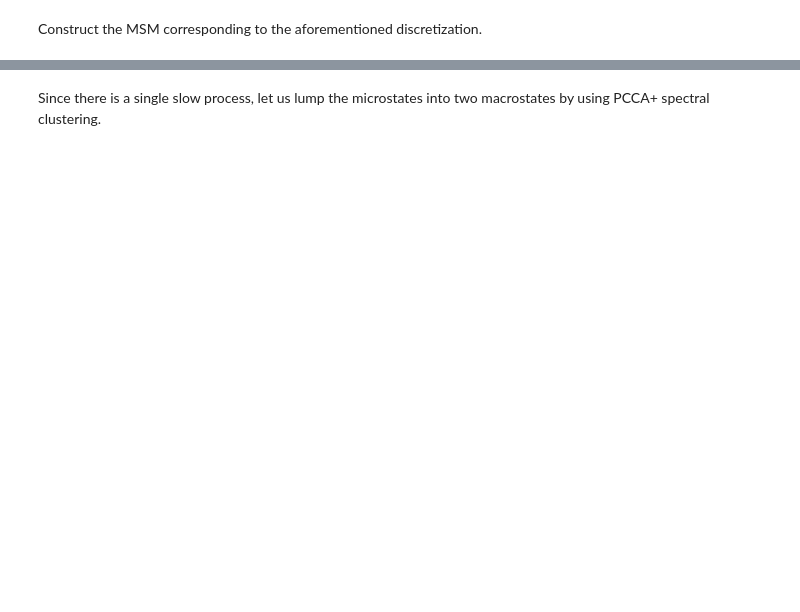
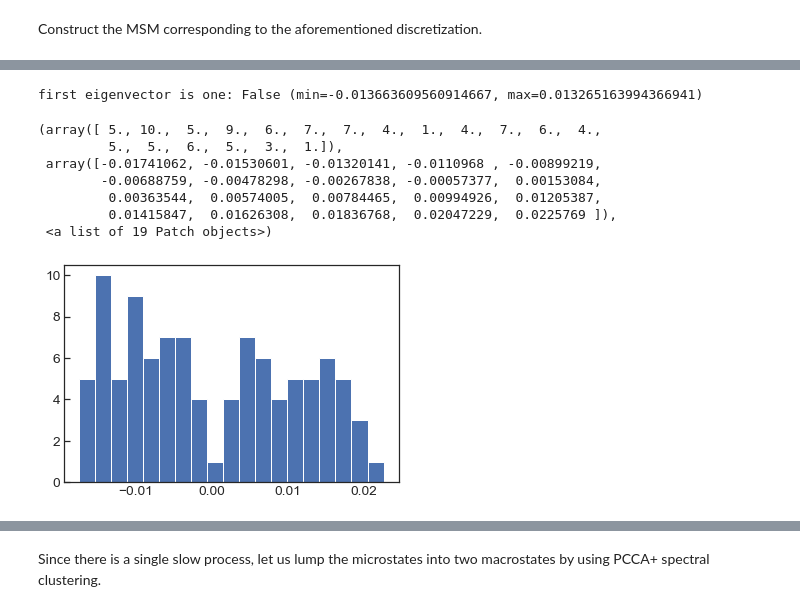
Before and after one commit to BioKT/hdbMSM, a Jupyter notebook: notebooks/cossio_potential.ipynb, the cells around one changed output, grey strips where cells are left out. Cells and saved outputs as stored; diff of their text form; code cells hidden in the pictures; blank space fills up the shorter version.

```diff
--- a/notebooks/cossio_potential.ipynb
+++ b/notebooks/cossio_potential.ipynb
@@ -128,0 +157,17 @@ plt.yscale('log')
+# %%
+eigvec = M.eigenvectors_left()
+print('first eigenvector is one: {} (min={}, max={})'.format(
+    np.allclose(eigvec[:, 0], 1, atol=1e-15), eigvec[:, 0].min(), eigvec[:, 0].max()))
+# %% [output]
+first eigenvector is one: False (min=-0.013663609560914667, max=0.013265163994366941)
+# %%
+plt.hist(eigvec[1], bins=np.linspace(np.min(eigvec[1]), np.max(eigvec[1]), 20))
+# %% [output]
+(array([ 5., 10.,  5.,  9.,  6.,  7.,  7.,  4.,  1.,  4.,  7.,  6.,  4.,
+         5.,  5.,  6.,  5.,  3.,  1.]),
+ array([-0.01741062, -0.01530601, -0.01320141, -0.0110968 , -0.00899219,
+        -0.00688759, -0.00478298, -0.00267838, -0.00057377,  0.00153084,
+         0.00363544,  0.00574005,  0.00784465,  0.00994926,  0.01205387,
+         0.01415847,  0.01626308,  0.01836768,  0.02047229,  0.0225769 ]),
+ <a list of 19 Patch objects>)
+[figure, added]
```
Also changed, not shown: parts of 41 cells of this notebook.
